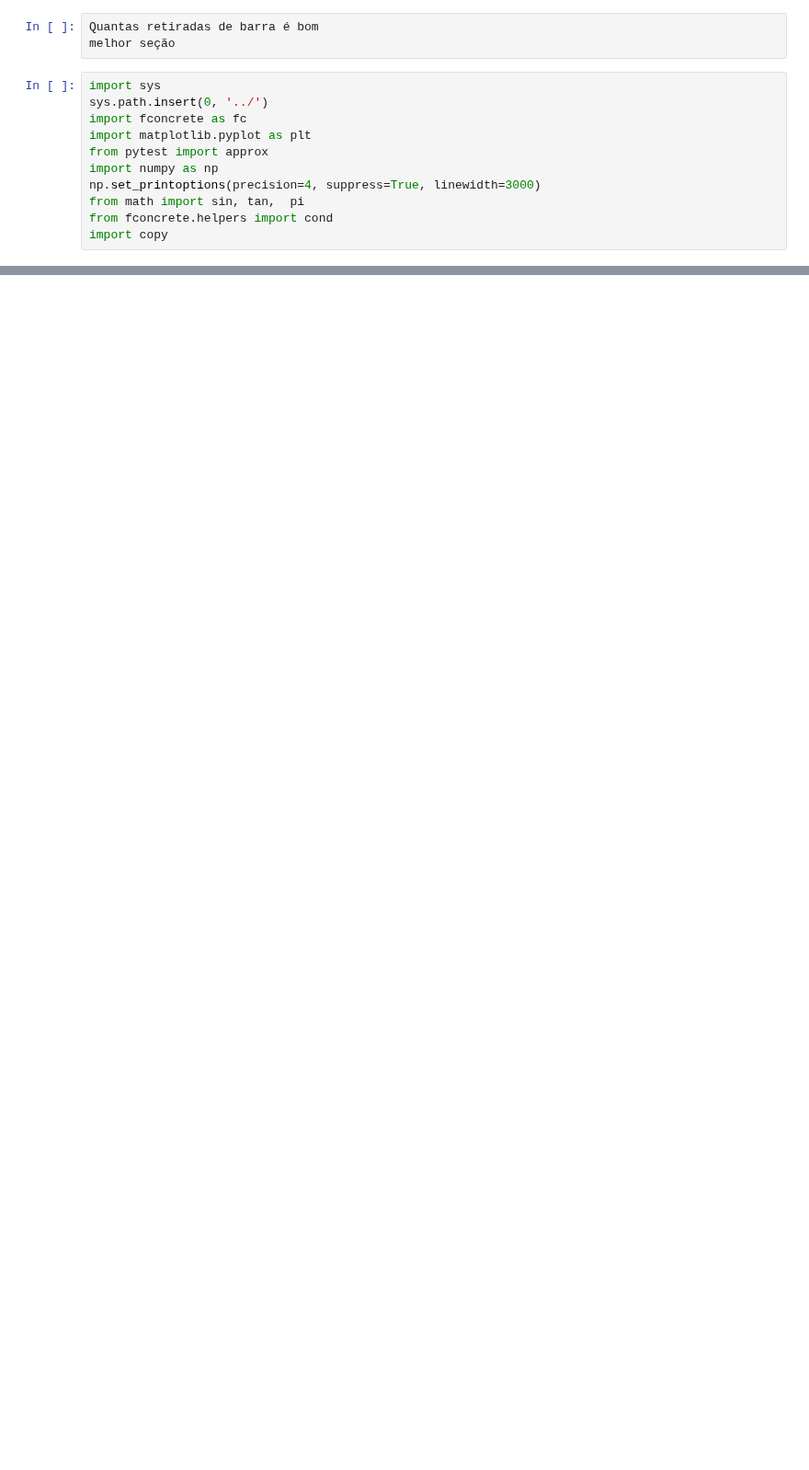
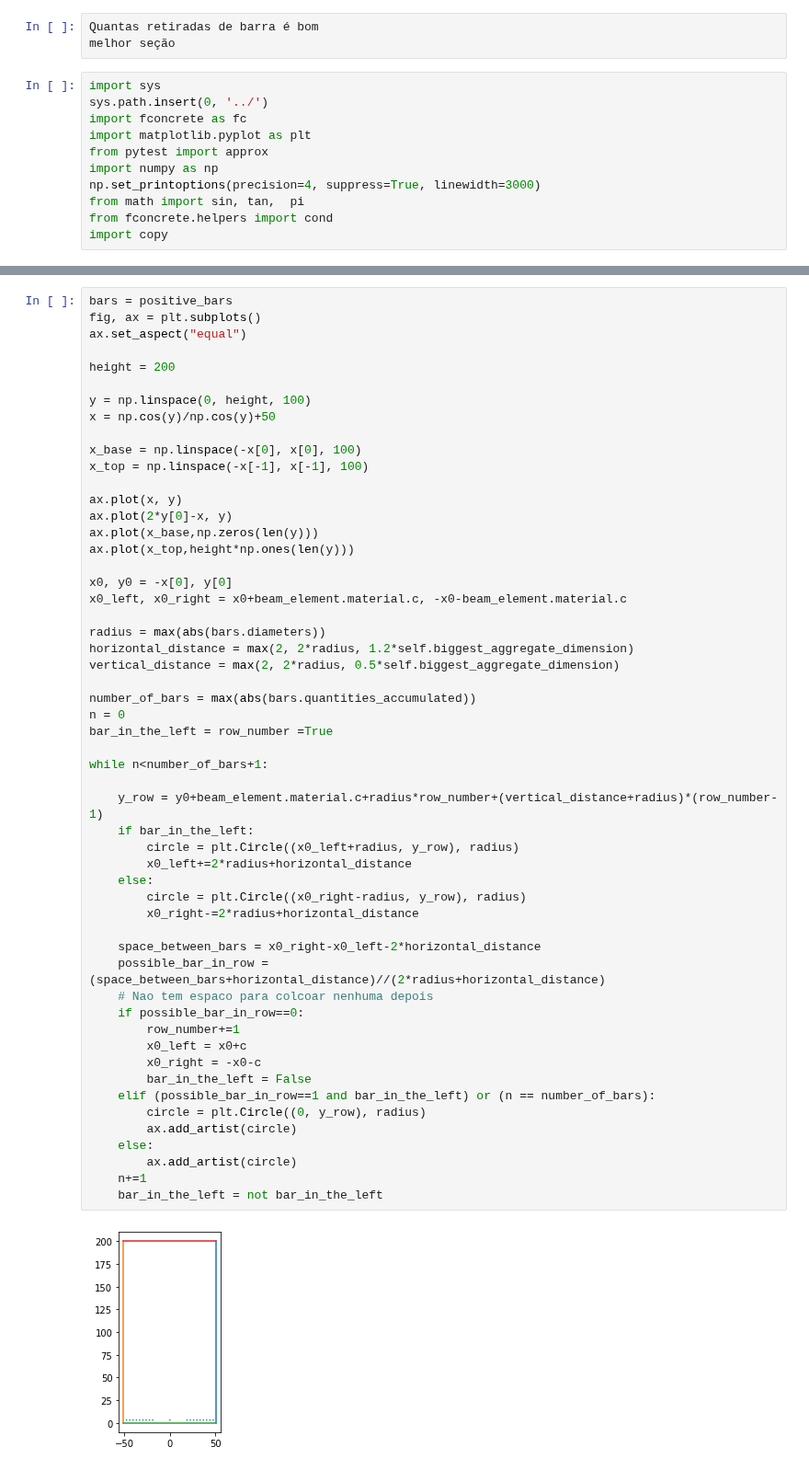
Before and after one commit to luisggc/FConcrete, a Jupyter notebook: jupyter/Hiper.ipynb, the cells around one changed output, grey strips where cells are left out. Shown at 92% size. Drawn from its saved outputs; the diff is of its cells as text; blank space fills up the shorter version.

```diff
--- a/jupyter/Hiper.ipynb
+++ b/jupyter/Hiper.ipynb
@@ -50,0 +52,56 @@ material.E_cs
+# %%
+bars = positive_bars
+fig, ax = plt.subplots()
+ax.set_aspect("equal")
+
+height = 200
+
+y = np.linspace(0, height, 100)
+x = np.cos(y)/np.cos(y)+50
+
+x_base = np.linspace(-x[0], x[0], 100)
+x_top = np.linspace(-x[-1], x[-1], 100)
+
+ax.plot(x, y)
+ax.plot(2*y[0]-x, y)
+ax.plot(x_base,np.zeros(len(y)))
+ax.plot(x_top,height*np.ones(len(y)))
+
+x0, y0 = -x[0], y[0]
+x0_left, x0_right = x0+beam_element.material.c, -x0-beam_element.material.c
+
+radius = max(abs(bars.diameters))
+horizontal_distance = max(2, 2*radius, 1.2*self.biggest_aggregate_dimension)
+vertical_distance = max(2, 2*radius, 0.5*self.biggest_aggregate_dimension)
+
+number_of_bars = max(abs(bars.quantities_accumulated))
+n = 0
+bar_in_the_left = row_number =True
+
+while n<number_of_bars+1:
+
+    y_row = y0+beam_element.material.c+radius*row_number+(vertical_distance+radius)*(row_number-1)
+    if bar_in_the_left:
+        circle = plt.Circle((x0_left+radius, y_row), radius)
+        x0_left+=2*radius+horizontal_distance
+    else:
+        circle = plt.Circle((x0_right-radius, y_row), radius)
+        x0_right-=2*radius+horizontal_distance
+
+    space_between_bars = x0_right-x0_left-2*horizontal_distance
+    possible_bar_in_row = (space_between_bars+horizontal_distance)//(2*radius+horizontal_distance)
+    # Nao tem espaco para colcoar nenhuma depois
+    if possible_bar_in_row==0:
+        row_number+=1
+        x0_left = x0+c
+        x0_right = -x0-c
+        bar_in_the_left = False
+    elif (possible_bar_in_row==1 and bar_in_the_left) or (n == number_of_bars):
+        circle = plt.Circle((0, y_row), radius)
+        ax.add_artist(circle)
+    else:
+        ax.add_artist(circle)
+    n+=1
+    bar_in_the_left = not bar_in_the_left
+# %% [output]
+[figure, added]
```
Also changed, not shown: parts of 23 cells of this notebook, 4 other files.
